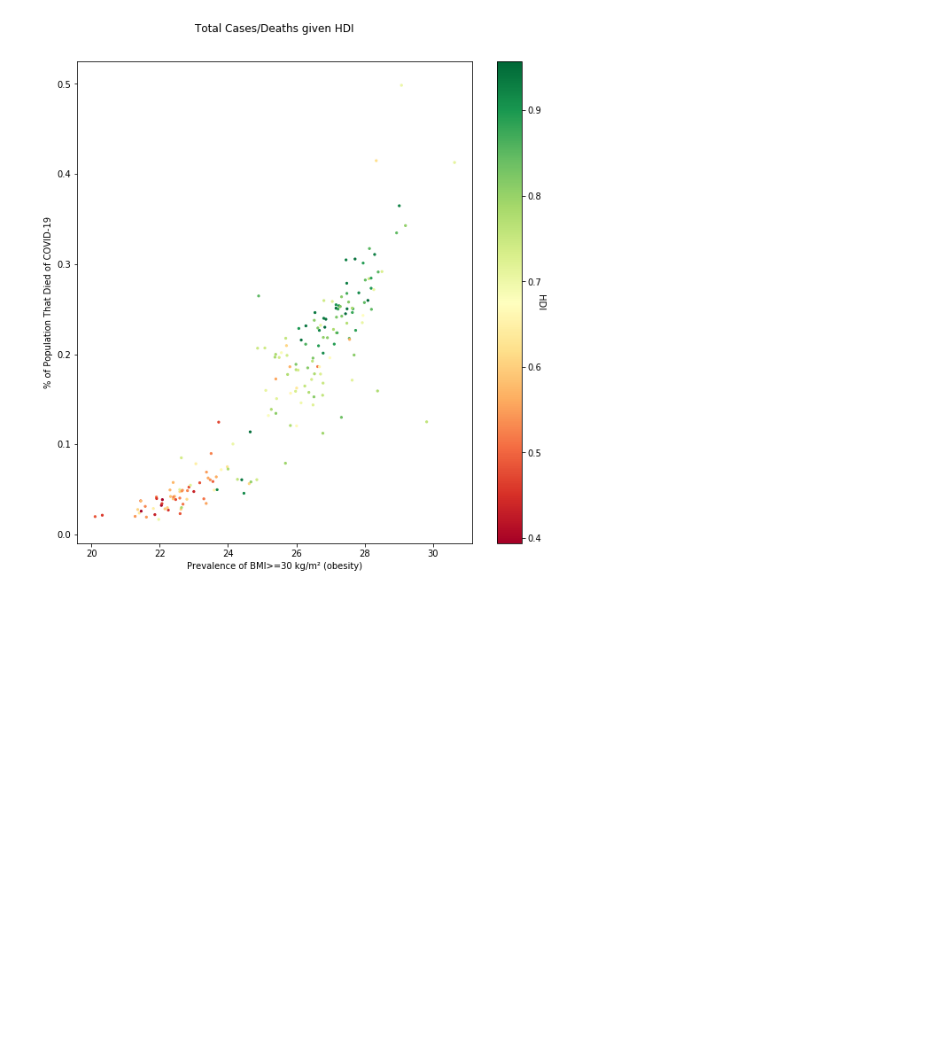
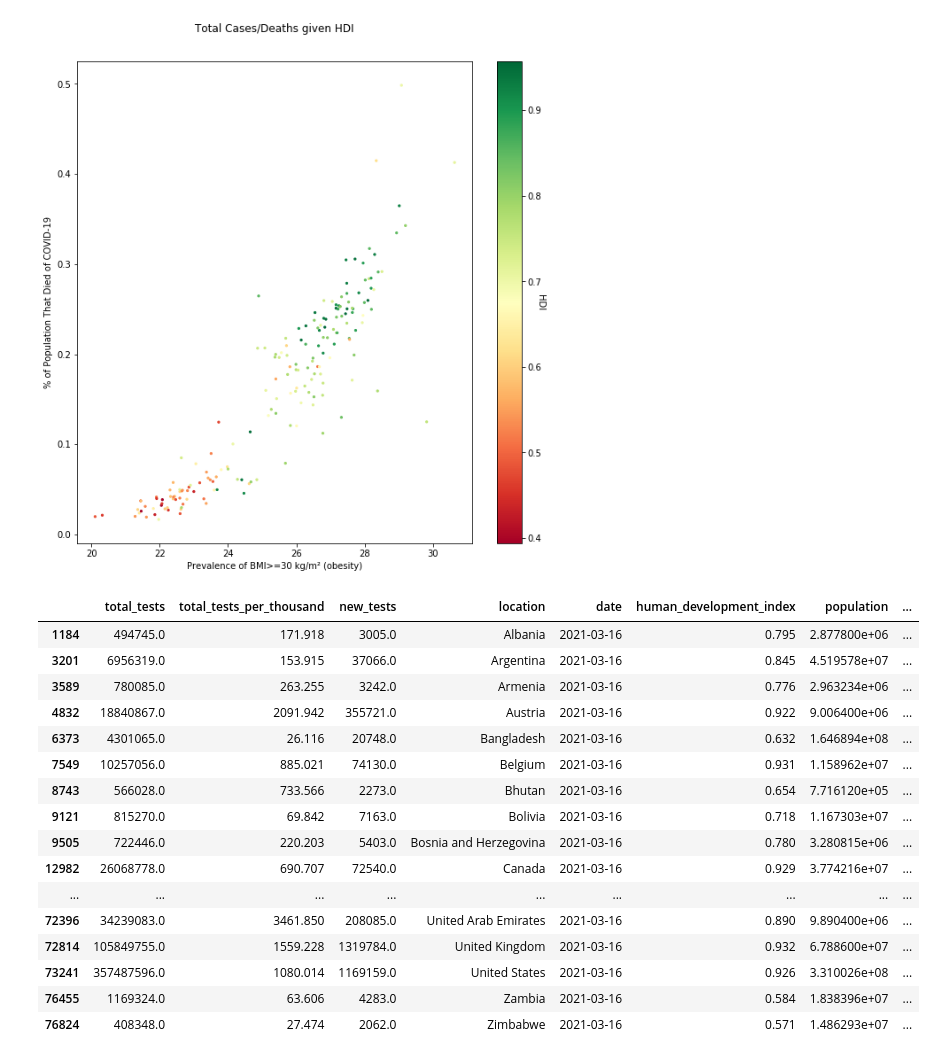
Before and after one commit to hb612/p4_mini_project, a Jupyter notebook: p4_mini_project.ipynb, the cells around one changed output. Cells and saved outputs as stored; diff of their text form; code cells hidden in the pictures; blank space fills up the shorter version.

```diff
--- a/p4_mini_project.ipynb
+++ b/p4_mini_project.ipynb
@@ -11,7 +11,7 @@ import matplotlib.pyplot as plt
 import datetime as dt
 import scipy.stats as ss
 %matplotlib inline
-pd.set_option('display.max_rows', 2500)
+pd.set_option('display.max_rows', 250)
 pd.set_option('display.max_columns', None)
 # %% [markdown]
 Introduce plot
@@ -108,3 +88,27 @@ plt.title("Total Cases/Deaths given HDI", fontsize = 12, y = 1.05)
 plt.show()
 # %% [output]
 [figure]
+# %%
+dfTEST = df.loc[df['date'] == "2021-03-16"]
+dfTEST = dfTEST[["total_tests","total_tests_per_thousand","new_tests","location","date","human_development_index","population"]]
+dfTEST['pop% Test'] = dfTEST['total_tests']*100/dfTEST['population']
+dfTEST = dfTEST.dropna()
+dfTEST
+# %% [output]
+|  | total_tests | total_tests_per_thousand | new_tests | location | date | human_development_index | population | ... |
+| 1184 | 494745.0 | 171.918 | 3005.0 | Albania | 2021-03-16 | 0.795 | 2.877800e+06 | ... |
+| 3201 | 6956319.0 | 153.915 | 37066.0 | Argentina | 2021-03-16 | 0.845 | 4.519578e+07 | ... |
+| 3589 | 780085.0 | 263.255 | 3242.0 | Armenia | 2021-03-16 | 0.776 | 2.963234e+06 | ... |
+| 4832 | 18840867.0 | 2091.942 | 355721.0 | Austria | 2021-03-16 | 0.922 | 9.006400e+06 | ... |
+| 6373 | 4301065.0 | 26.116 | 20748.0 | Bangladesh | 2021-03-16 | 0.632 | 1.646894e+08 | ... |
+| 7549 | 10257056.0 | 885.021 | 74130.0 | Belgium | 2021-03-16 | 0.931 | 1.158962e+07 | ... |
+| 8743 | 566028.0 | 733.566 | 2273.0 | Bhutan | 2021-03-16 | 0.654 | 7.716120e+05 | ... |
+| 9121 | 815270.0 | 69.842 | 7163.0 | Bolivia | 2021-03-16 | 0.718 | 1.167303e+07 | ... |
+| 9505 | 722446.0 | 220.203 | 5403.0 | Bosnia and Herzegovina | 2021-03-16 | 0.780 | 3.280815e+06 | ... |
+| 12982 | 26068778.0 | 690.707 | 72540.0 | Canada | 2021-03-16 | 0.929 | 3.774216e+07 | ... |
+| ... | ... | ... | ... | ... | ... | ... | ... | ... |
+| 72396 | 34239083.0 | 3461.850 | 208085.0 | United Arab Emirates | 2021-03-16 | 0.890 | 9.890400e+06 | ... |
+| 72814 | 105849755.0 | 1559.228 | 1319784.0 | United Kingdom | 2021-03-16 | 0.932 | 6.788600e+07 | ... |
+| 73241 | 357487596.0 | 1080.014 | 1169159.0 | United States | 2021-03-16 | 0.926 | 3.310026e+08 | ... |
+| 76455 | 1169324.0 | 63.606 | 4283.0 | Zambia | 2021-03-16 | 0.584 | 1.838396e+07 | ... |
+| 76824 | 408348.0 | 27.474 | 2062.0 | Zimbabwe | 2021-03-16 | 0.571 | 1.486293e+07 | ... |
```
Also changed, not shown: parts of 4 cells of this notebook.
